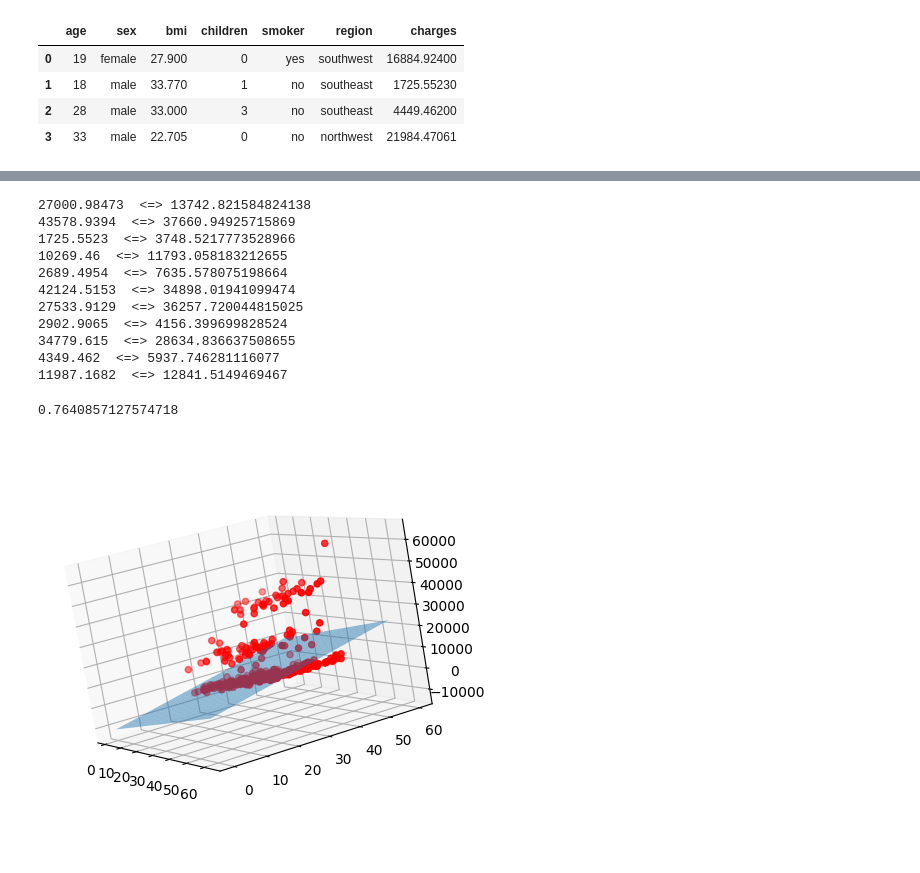
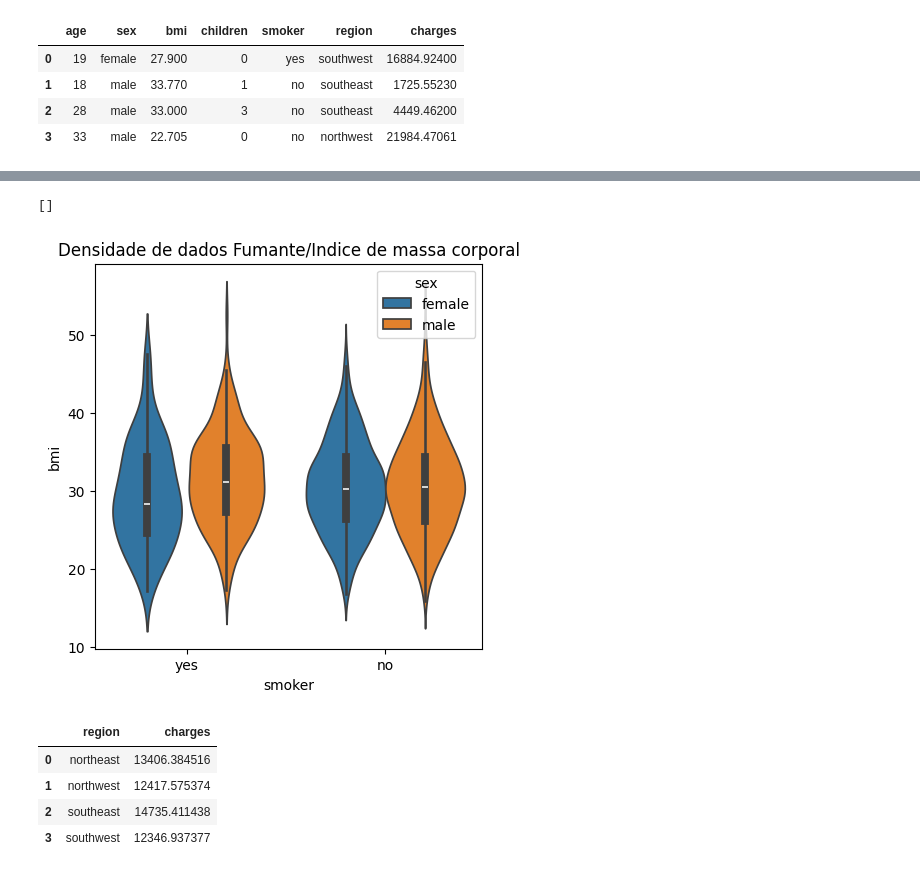
Before and after one commit to kaladabrio2020/IntroducaoMineracaoDeDadosTrabalhoML, a Jupyter notebook: src/Insurance.ipynb, the cells around one changed output, grey strips where cells are left out. Drawn from its saved outputs; the diff is of its cells as text; code cells hidden in the pictures.

```diff
--- a/src/Insurance.ipynb
+++ b/src/Insurance.ipynb
@@ -107,42 +69,16 @@ fits.coef_.tolist(),fits.intercept_
-# %%
-for i in range(np.size(y_pred)):
-    print(y_test[i],' <=>',y_pred[i],end='\n')
-    if (i==10):break
-# %% [output]
-27000.98473  <=> 13742.821584824138
-43578.9394  <=> 37660.94925715869
-1725.5523  <=> 3748.5217773528966
-10269.46  <=> 11793.058183212655
-2689.4954  <=> 7635.578075198664
-42124.5153  <=> 34898.01941099474
-27533.9129  <=> 36257.720044815025
-2902.9065  <=> 4156.399699828524
-34779.615  <=> 28634.836637508655
-4349.462  <=> 5937.746281116077
-11987.1682  <=> 12841.5149469467
-# %%
-r2_score(y_test,y_pred)
-# %% [output]
-0.7640857127574718
-# %%
-
-coefs = regressao.coef_
-intercept = regressao.intercept_
-
-xs = np.tile(np.arange(61), (61,1))
-ys = np.tile(np.arange(61), (61,1)).T
-zs = xs*coefs[0]+ys*coefs[1]+intercept
-
-fig = plt.figure(figsize=(10, 5))
-ax = fig.add_subplot(projection='3d')
-
-x = x_test[:,0]
-y = x_test[:,1]
-z = y_test
-z_pred = y_pred
-
-ax.scatter(x,y,z,c='r')
-ax.plot_surface(xs,ys,zs,alpha=0.5)
-ax.view_init(10, -30,10)
-# %% [output]
-[figure, removed]
+# %%
+plt.figure(figsize=(5,5))
+sea.violinplot( x = data['smoker'] ,y = data['bmi']  ,hue=data['sex'])
+plt.title('Densidade de dados Fumante/Indice de massa corporal')
+plt.plot()
+# %% [output]
+[]
+[figure, added]
+# %%
+data.groupby(by='region')['charges'].mean().reset_index().sort_index()
+# %% [output]
+|  | region | charges |
+| 0 | northeast | 13406.384516 |
+| 1 | northwest | 12417.575374 |
+| 2 | southeast | 14735.411438 |
+| 3 | southwest | 12346.937377 |
```
Also changed, not shown: parts of 58 cells of this notebook, 3 other files.
